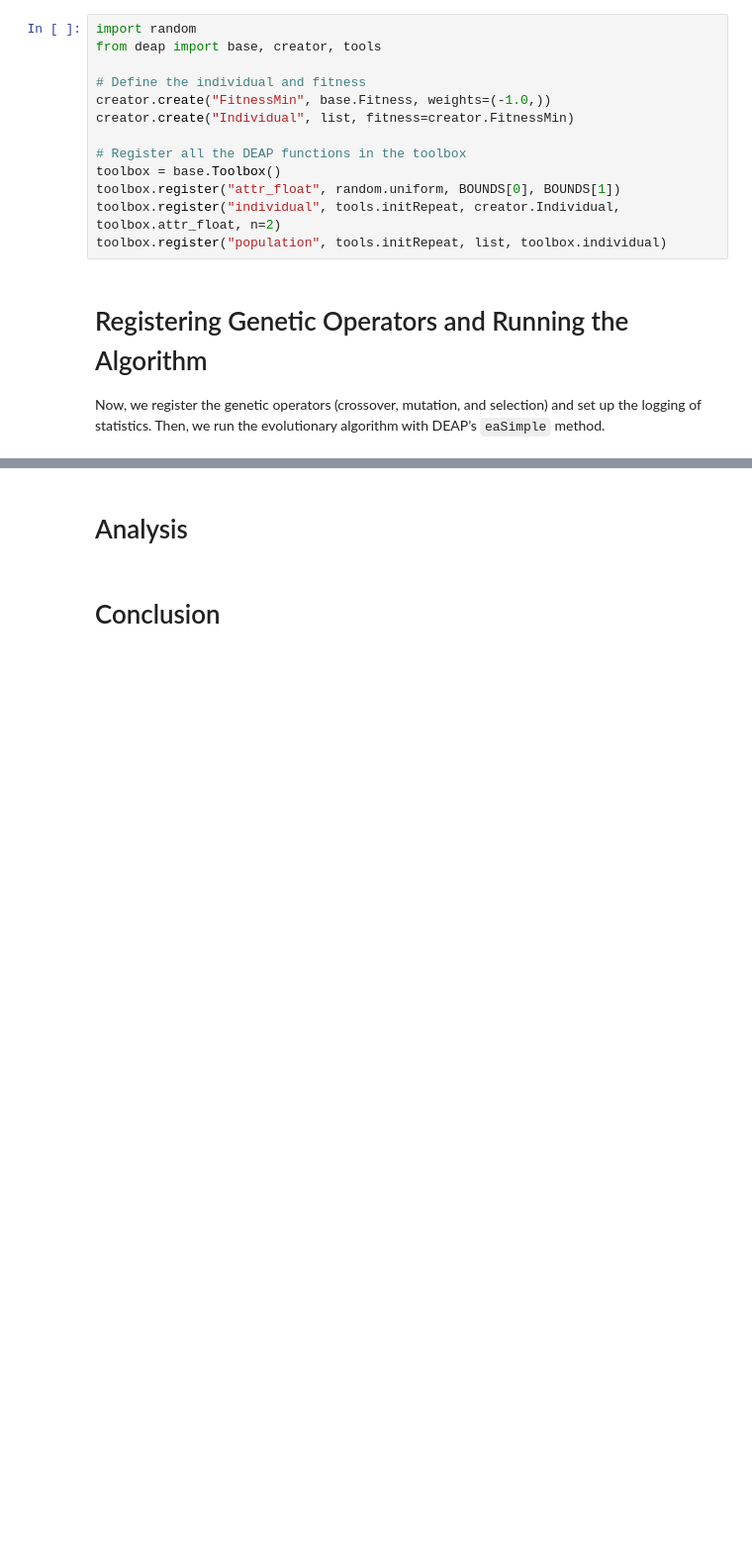
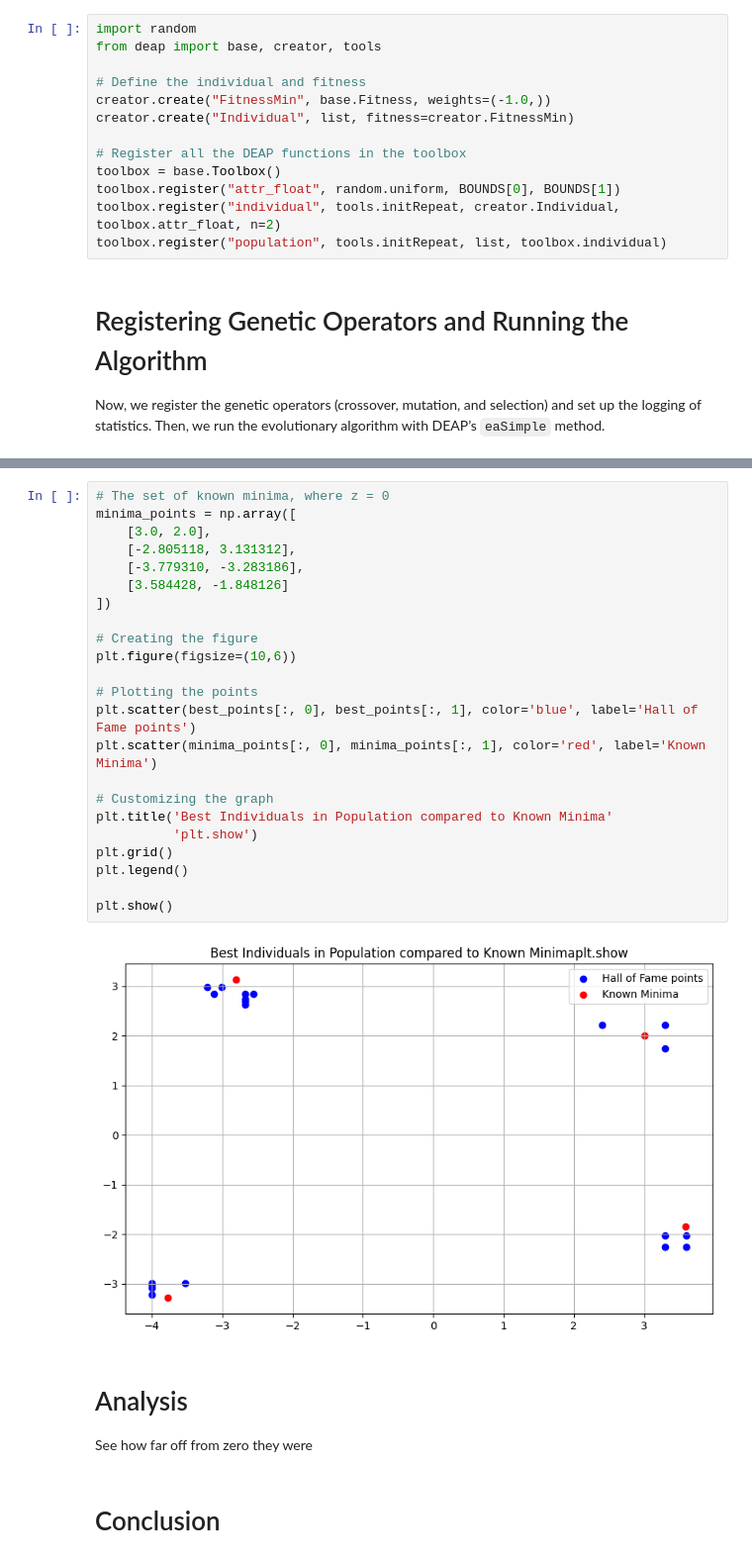
Before and after one commit to ehh67855/Deap-Project, a Jupyter notebook: Himmelblau.ipynb, the cells around one changed output, grey strips where cells are left out. Shown at 99% size. Cells and saved outputs as stored; diff of their text form; blank space fills up the shorter version.

```diff
--- a/Himmelblau.ipynb
+++ b/Himmelblau.ipynb
@@ -196,5 +271,31 @@ We visualize how the fitness of the population evolves over the generations by p
+# %%
+# The set of known minima, where z = 0
+minima_points = np.array([
+    [3.0, 2.0],
+    [-2.805118, 3.131312],
+    [-3.779310, -3.283186],
+    [3.584428, -1.848126]
+])
+
+# Creating the figure
+plt.figure(figsize=(10,6))
+
+# Plotting the points
+plt.scatter(best_points[:, 0], best_points[:, 1], color='blue', label='Hall of Fame points')
+plt.scatter(minima_points[:, 0], minima_points[:, 1], color='red', label='Known Minima')
+
+# Customizing the graph
+plt.title('Best Individuals in Population compared to Known Minima'
+          'plt.show')
+plt.grid()
+plt.legend()
+
+plt.show()
+# %% [output]
+[figure, added]
 # %% [markdown]
 # Analysis
+See how far off from zero they were
 # %% [markdown]
 # Conclusion
 # %% [markdown]
```
Also changed, not shown: parts of 5 cells of this notebook.
